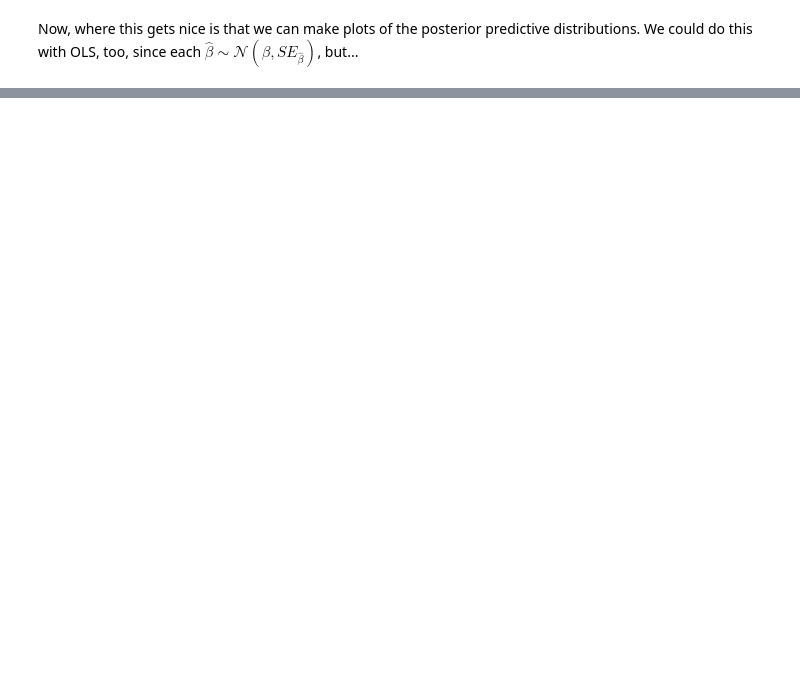
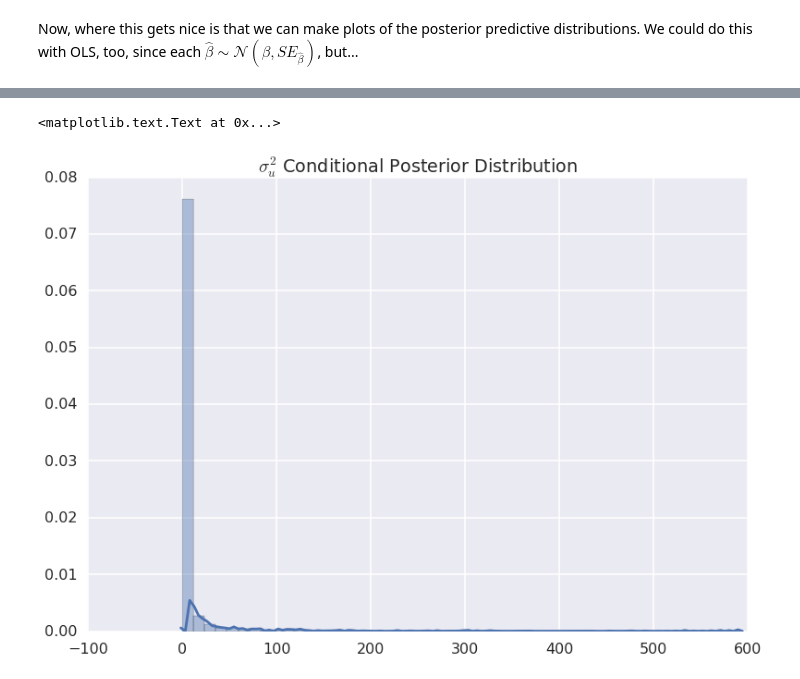
Before and after one commit to pysal/spvcm, a Jupyter notebook: hsar_userclass.ipynb, the cells around one changed output, grey strips where cells are left out. Cells and saved outputs as stored; diff of their text form; code cells hidden in the pictures; blank space fills up the shorter version.

```diff
--- a/hsar_userclass.ipynb
+++ b/hsar_userclass.ipynb
@@ -173,0 +169,6 @@ for i, theta_i in enumerate(np.hstack(dh.trace.Thetas)):
+# %%
+sns.distplot(np.vstack(dhchol.trace.Sigma_u))
+plt.title('$\\sigma_u^2$ Conditional Posterior Distribution')
+# %% [output]
+<matplotlib.text.Text at 0x...>
+[figure, added]
```
Also changed, not shown: parts of 17 cells of this notebook, 3 other files.
